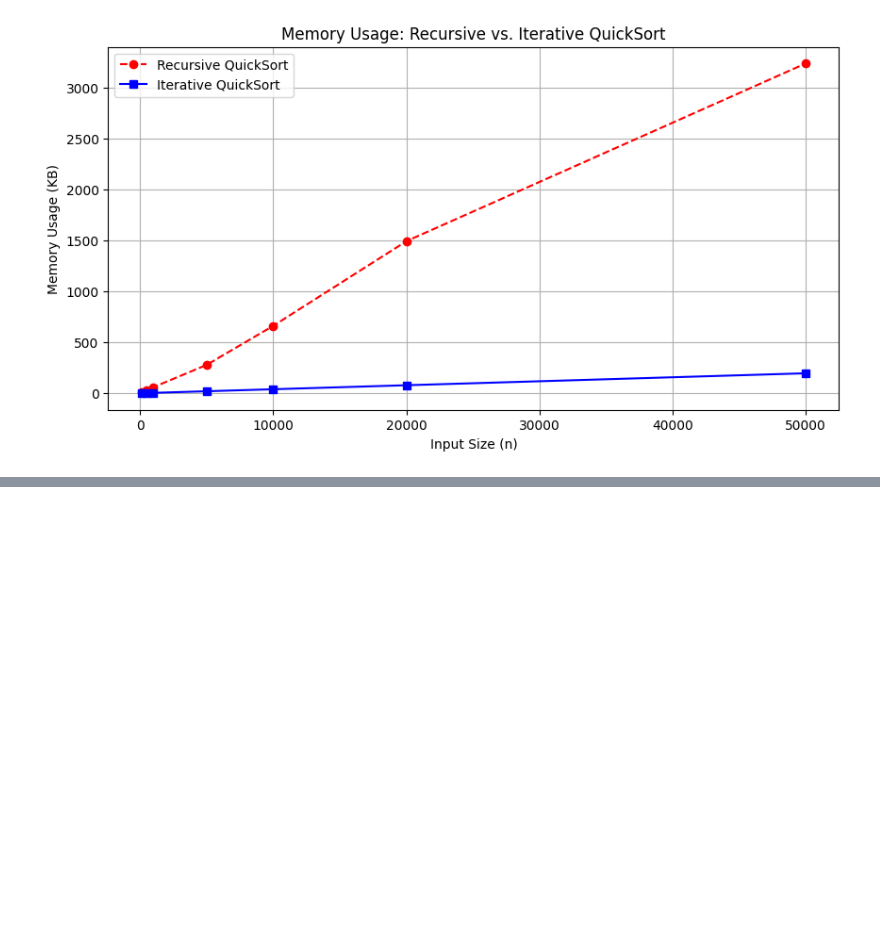
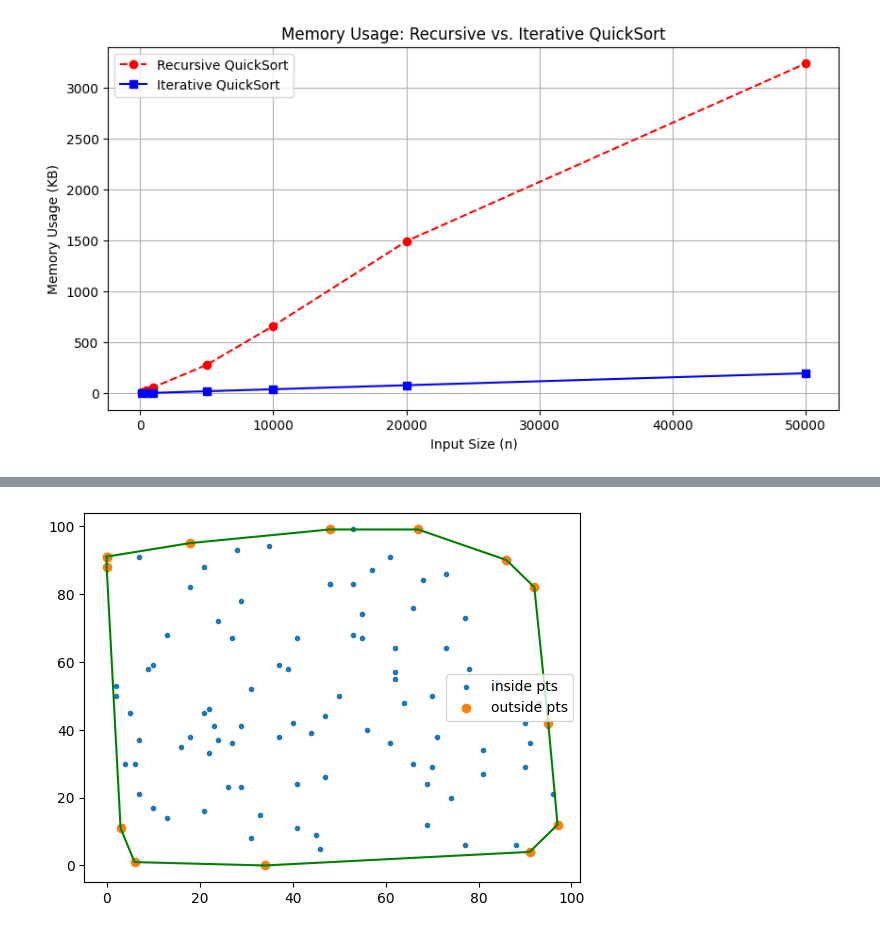
Before and after one commit to Nidhiverma04/ADA, a Jupyter notebook: LAB_4/quick_sort_space.ipynb, the cells around one changed output, grey strips where cells are left out. Saved outputs shown, nothing was run; the diff lists cells and outputs as text; code cells hidden in the pictures; blank space fills up the shorter version.

```diff
--- a/LAB_4/quick_sort_space.ipynb
+++ b/LAB_4/quick_sort_space.ipynb
@@ -85,0 +86,14 @@ plt.show()
+# %%
+import matplotlib.pyplot as plt
+x = [41, 34, 69, 78, 62, 5, 81, 61, 95, 27, 91, 2, 92, 21, 18, 47, 71, 69, 67, 35, 3, 22, 73, 41, 53, 47, 62, 37, 23, 29, 16, 90, 88, 40, 64, 46, 90, 70, 6, 93, 29, 84, 56, 66, 31, 44, 26, 37, 18, 29, 33, 39, 4, 77, 73, 21, 24, 70, 77, 97, 86, 61, 55, 55, 31, 50, 41, 66, 7, 7, 57, 53, 45, 9, 21, 22, 6, 13, 0, 62, 10, 24, 48, 95, 2, 91, 74, 96, 48, 68, 81, 53, 18, 0, 27, 28, 48, 7, 10, 13]
+y = [67, 0, 24, 58, 64, 45, 27, 91, 42, 36, 4, 53, 82, 16, 95, 26, 38, 12, 99, 94, 11, 33, 64, 11, 68, 44, 57, 59, 41, 78, 35, 42, 6, 42, 48, 5, 29, 50, 1, 48, 23, 54, 40, 76, 8, 39, 23, 38, 82, 41, 15, 58, 30, 6, 86, 45, 72, 29, 73, 12, 90, 36, 67, 74, 52, 50, 24, 30, 91, 37, 87, 83, 9, 58, 88, 46, 30, 68, 91, 55, 59, 37, 83, 41, 50, 36, 20, 21, 99, 84, 34, 99, 38, 88, 67, 93, 83, 21, 17, 14]
+
+x1 = [0, 0, 3, 6, 34, 91, 97, 95, 92, 86, 67, 48, 18,0 ]
+y1 = [91, 88, 11, 1, 0, 4, 12, 42, 82, 90, 99, 99, 95, 91]
+plt.scatter(x,y, marker='.', label = 'inside pts')
+plt.scatter(x1, y1,marker = 'o' ,label = 'outside pts')
+plt.plot(x1, y1, color='green')
+plt.legend()
+plt.show()
+# %% [output]
+[figure, added]
```
Also changed, not shown: parts of 1 cell of this notebook, 6 other files.
